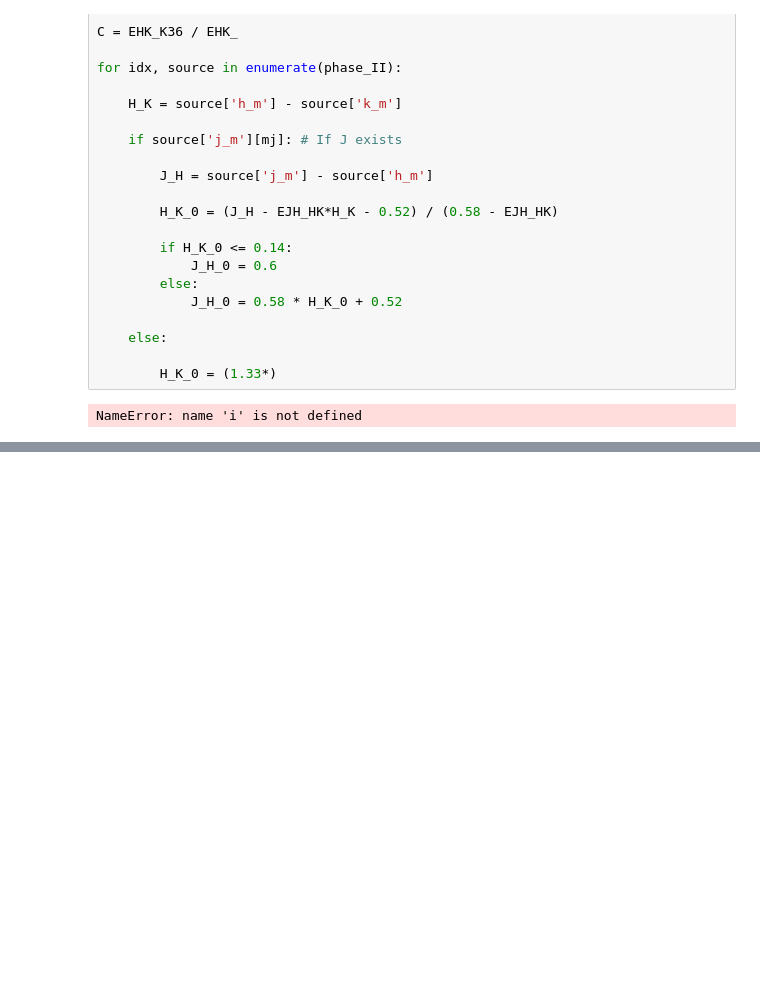
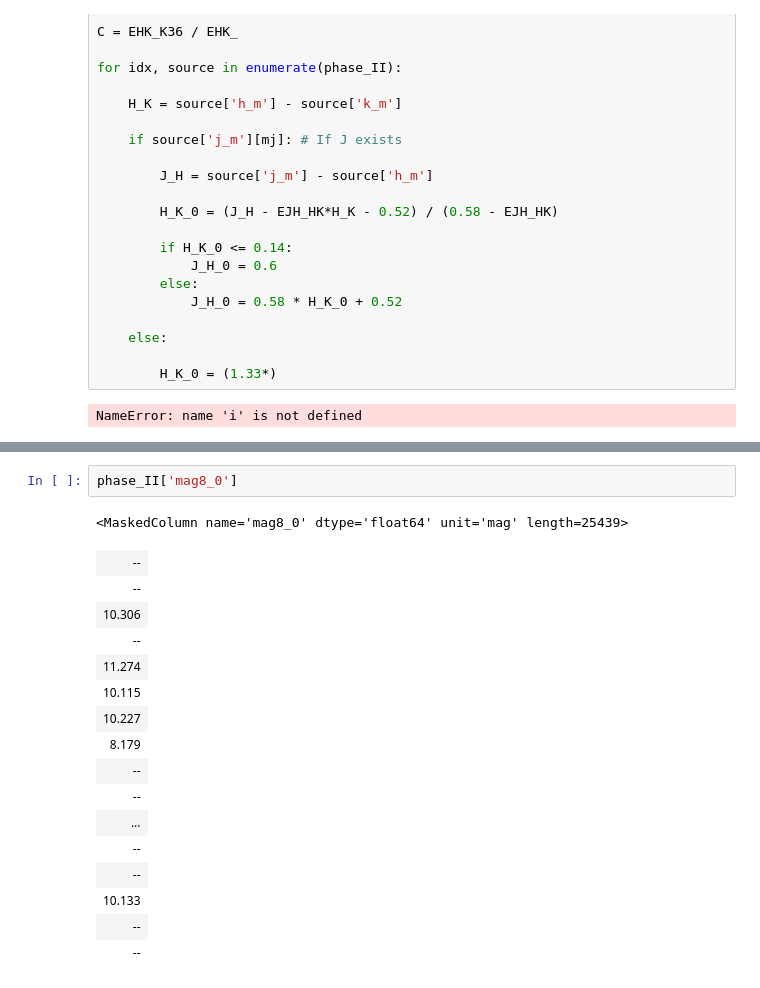
Before and after one commit to Ajuradoi1/ALMAGAL_IR, a Jupyter notebook: src/YSO_classification_jup.ipynb, the cells around one changed output, grey strips where cells are left out. Saved outputs shown, nothing was run; the diff lists cells and outputs as text; blank space fills up the shorter version.

```diff
--- a/src/YSO_classification_jup.ipynb
+++ b/src/YSO_classification_jup.ipynb
@@ -329,0 +512,20 @@ Table length=33265
+# %%
+phase_II['mag8_0']
+# %% [output]
+<MaskedColumn name='mag8_0' dtype='float64' unit='mag' length=25439>
+| -- |
+| -- |
+| 10.306 |
+| -- |
+| 11.274 |
+| 10.115 |
+| 10.227 |
+| 8.179 |
+| -- |
+| -- |
+| ... |
+| -- |
+| -- |
+| 10.133 |
+| -- |
+| -- |
```
Also changed, not shown: parts of 6 cells of this notebook, 4 other files.
